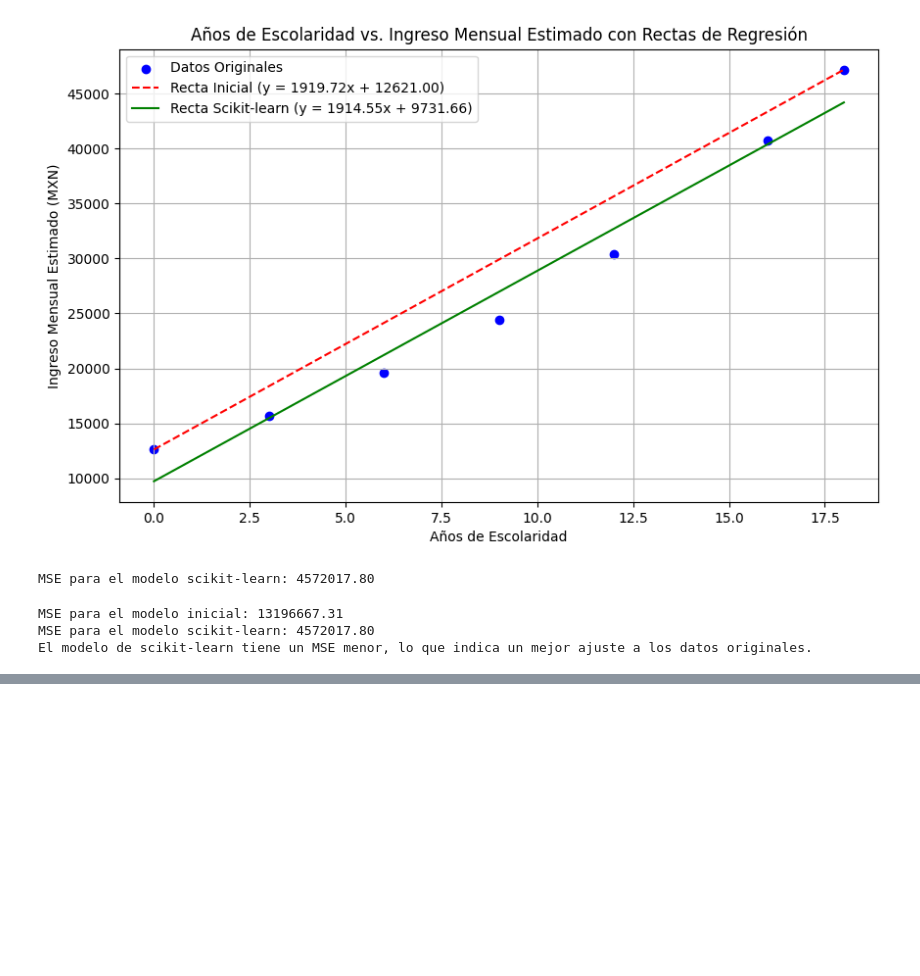
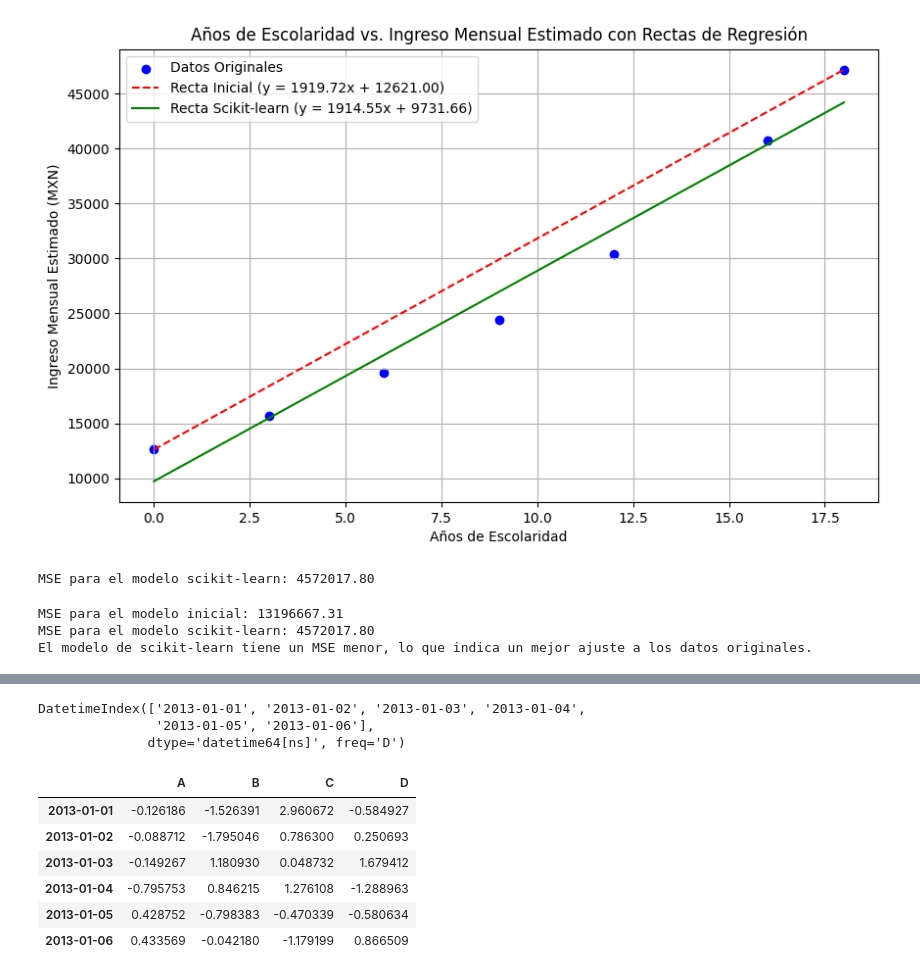
Before and after one commit to ErikDlrr/mineriaDeDatos, a Jupyter notebook: MineriaDeDatos2.ipynb, the cells around one changed output, grey strips where cells are left out. Cells and saved outputs as stored; diff of their text form; code cells hidden in the pictures; blank space fills up the shorter version.

```diff
--- a/MineriaDeDatos2.ipynb
+++ b/MineriaDeDatos2.ipynb
@@ -968,0 +987,18 @@ El modelo de scikit-learn tiene un MSE menor, lo que indica un mejor ajuste a lo
+# %%
+dates = pd.date_range("20130101", periods=6)
+dates
+# %% [output]
+DatetimeIndex(['2013-01-01', '2013-01-02', '2013-01-03', '2013-01-04',
+               '2013-01-05', '2013-01-06'],
+              dtype='datetime64[ns]', freq='D')
+# %%
+df = pd.DataFrame(np.random.randn(6, 4), index=dates, columns=list("ABCD"))
+df
+# %% [output]
+|  | A | B | C | D |
+| 2013-01-01 | -0.126186 | -1.526391 | 2.960672 | -0.584927 |
+| 2013-01-02 | -0.088712 | -1.795046 | 0.786300 | 0.250693 |
+| 2013-01-03 | -0.149267 | 1.180930 | 0.048732 | 1.679412 |
+| 2013-01-04 | -0.795753 | 0.846215 | 1.276108 | -1.288963 |
+| 2013-01-05 | 0.428752 | -0.798383 | -0.470339 | -0.580634 |
+| 2013-01-06 | 0.433569 | -0.042180 | -1.179199 | 0.866509 |
```
Also changed, not shown: parts of 18 cells of this notebook.
